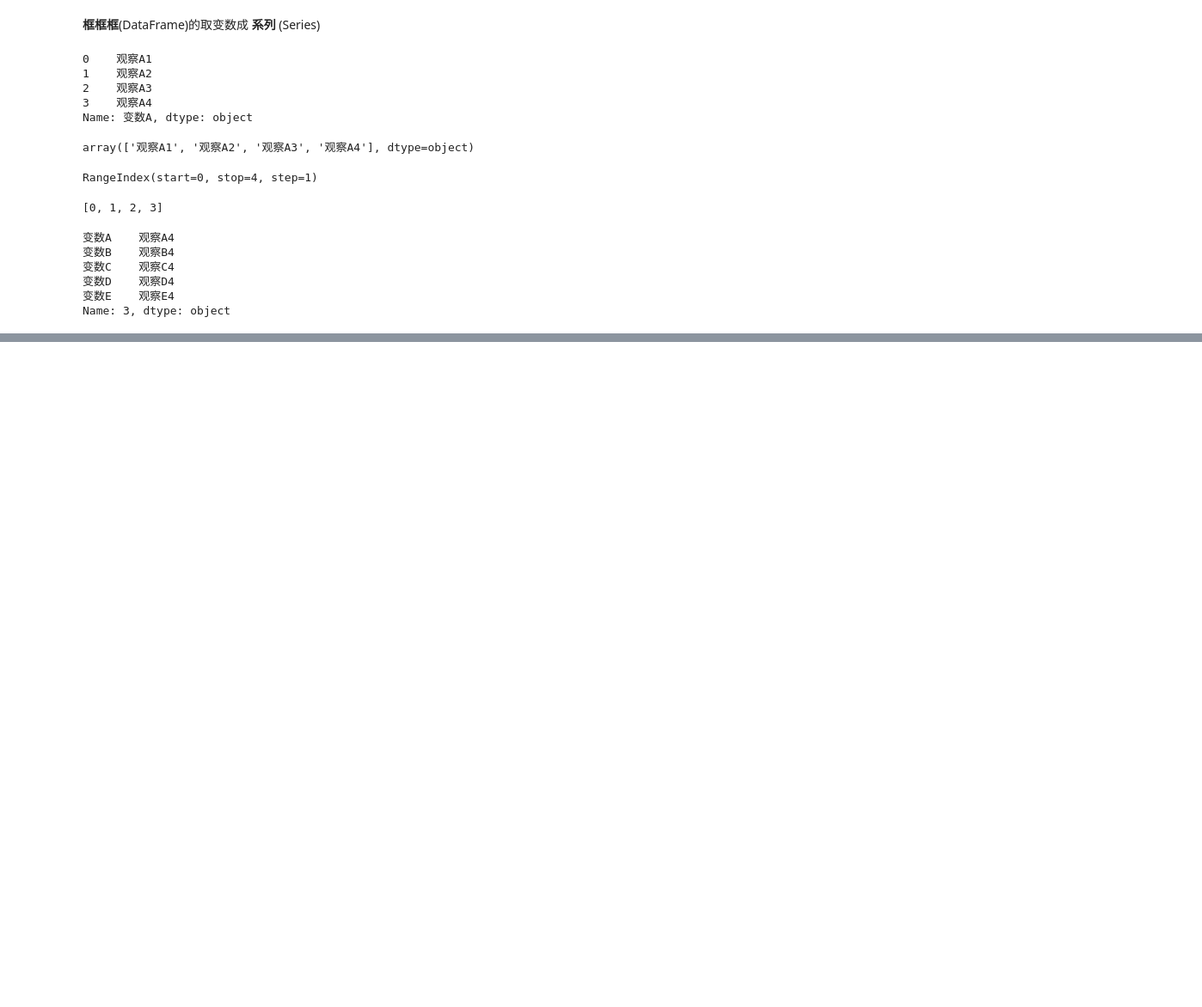
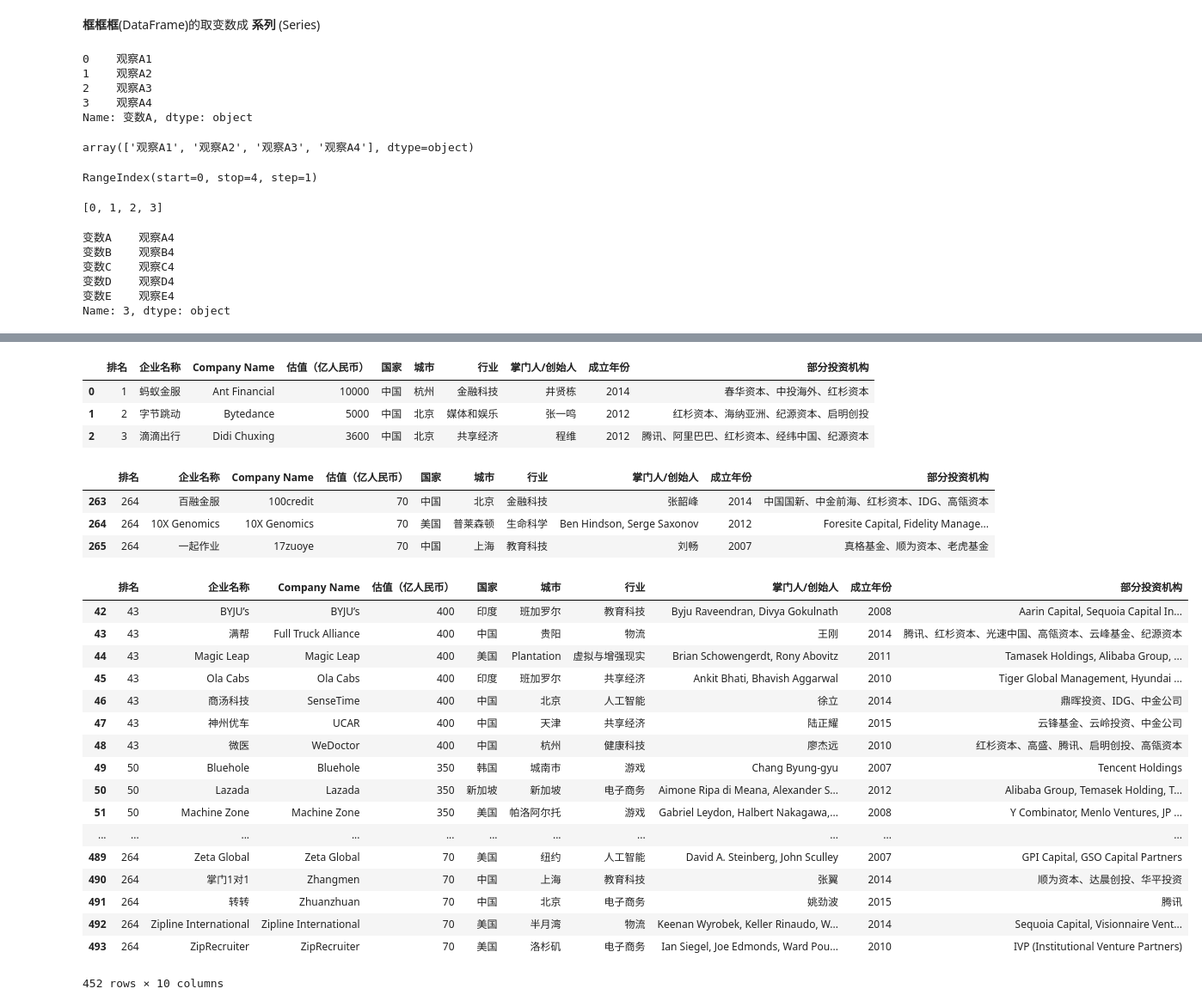
Before and after one commit to fangqiao007/pythonDA, a Jupyter notebook: 学习记录/week02.ipynb, the cells around one changed output, grey strips where cells are left out. Shown: that part at 86% size. Saved outputs shown, nothing was run; the diff lists cells and outputs as text; code cells hidden in the pictures; blank space fills up the shorter version.

```diff
--- a/学习记录/week02.ipynb
+++ b/学习记录/week02.ipynb
@@ -125,0 +424,35 @@ Name: 3, dtype: object
+# %%
+df.nlargest(3, '估值（亿人民币）')
+# %% [output]
+|  | 排名 | 企业名称 | Company Name | 估值（亿人民币） | 国家 | 城市 | 行业 | 掌门人/创始人 | 成立年份 | 部分投资机构 |
+| 0 | 1 | 蚂蚁金服 | Ant Financial | 10000 | 中国 | 杭州 | 金融科技 | 井贤栋 | 2014 | 春华资本、中投海外、红杉资本 |
+| 1 | 2 | 字节跳动 | Bytedance | 5000 | 中国 | 北京 | 媒体和娱乐 | 张一鸣 | 2012 | 红杉资本、海纳亚洲、纪源资本、启明创投 |
+| 2 | 3 | 滴滴出行 | Didi Chuxing | 3600 | 中国 | 北京 | 共享经济 | 程维 | 2012 | 腾讯、阿里巴巴、红杉资本、经纬中国、纪源资本 |
+# %%
+df.nsmallest(3, '估值（亿人民币）')
+# %% [output]
+|  | 排名 | 企业名称 | Company Name | 估值（亿人民币） | 国家 | 城市 | 行业 | 掌门人/创始人 | 成立年份 | 部分投资机构 |
+| 263 | 264 | 百融金服 | 100credit | 70 | 中国 | 北京 | 金融科技 | 张韶峰 | 2014 | 中国国新、中金前海、红杉资本、IDG、高瓴资本 |
+| 264 | 264 | 10X Genomics | 10X Genomics | 70 | 美国 | 普莱森顿 | 生命科学 | Ben Hindson, Serge Saxonov | 2012 | Foresite Capital, Fidelity Manage... |
+| 265 | 264 | 一起作业 | 17zuoye | 70 | 中国 | 上海 | 教育科技 | 刘畅 | 2007 | 真格基金、顺为资本、老虎基金 |
+# %%
+df[df['估值（亿人民币）']<500]
+# %% [output]
+|  | 排名 | 企业名称 | Company Name | 估值（亿人民币） | 国家 | 城市 | 行业 | 掌门人/创始人 | 成立年份 | 部分投资机构 |
+| 42 | 43 | BYJU’s | BYJU’s | 400 | 印度 | 班加罗尔 | 教育科技 | Byju Raveendran, Divya Gokulnath | 2008 | Aarin Capital, Sequoia Capital In... |
+| 43 | 43 | 满帮 | Full Truck Alliance | 400 | 中国 | 贵阳 | 物流 | 王刚 | 2014 | 腾讯、红杉资本、光速中国、高瓴资本、云峰基金、纪源资本 |
+| 44 | 43 | Magic Leap | Magic Leap | 400 | 美国 | Plantation | 虚拟与增强现实 | Brian Schowengerdt, Rony Abovitz | 2011 | Tamasek Holdings, Alibaba Group, ... |
+| 45 | 43 | Ola Cabs | Ola Cabs | 400 | 印度 | 班加罗尔 | 共享经济 | Ankit Bhati, Bhavish Aggarwal | 2010 | Tiger Global Management, Hyundai ... |
+| 46 | 43 | 商汤科技 | SenseTime | 400 | 中国 | 北京 | 人工智能 | 徐立 | 2014 | 鼎晖投资、IDG、中金公司 |
+| 47 | 43 | 神州优车 | UCAR | 400 | 中国 | 天津 | 共享经济 | 陆正耀 | 2015 | 云锋基金、云岭投资、中金公司 |
+| 48 | 43 | 微医 | WeDoctor | 400 | 中国 | 杭州 | 健康科技 | 廖杰远 | 2010 | 红杉资本、高盛、腾讯、启明创投、高瓴资本 |
+| 49 | 50 | Bluehole | Bluehole | 350 | 韩国 | 城南市 | 游戏 | Chang Byung-gyu | 2007 | Tencent Holdings |
+| 50 | 50 | Lazada | Lazada | 350 | 新加坡 | 新加坡 | 电子商务 | Aimone Ripa di Meana, Alexander S... | 2012 | Alibaba Group, Temasek Holding, T... |
+| 51 | 50 | Machine Zone | Machine Zone | 350 | 美国 | 帕洛阿尔托 | 游戏 | Gabriel Leydon, Halbert Nakagawa,... | 2008 | Y Combinator, Menlo Ventures, JP ... |
+| ... | ... | ... | ... | ... | ... | ... | ... | ... | ... | ... |
+| 489 | 264 | Zeta Global | Zeta Global | 70 | 美国 | 纽约 | 人工智能 | David A. Steinberg, John Sculley | 2007 | GPI Capital, GSO Capital Partners |
+| 490 | 264 | 掌门1对1 | Zhangmen | 70 | 中国 | 上海 | 教育科技 | 张翼 | 2014 | 顺为资本、达晨创投、华平投资 |
+| 491 | 264 | 转转 | Zhuanzhuan | 70 | 中国 | 北京 | 电子商务 | 姚劲波 | 2015 | 腾讯 |
+| 492 | 264 | Zipline International | Zipline International | 70 | 美国 | 半月湾 | 物流 | Keenan Wyrobek, Keller Rinaudo, W... | 2014 | Sequoia Capital, Visionnaire Vent... |
+| 493 | 264 | ZipRecruiter | ZipRecruiter | 70 | 美国 | 洛杉矶 | 电子商务 | Ian Siegel, Joe Edmonds, Ward Pou... | 2010 | IVP (Institutional Venture Partners) |
+452 rows × 10 columns
```
Also changed, not shown: parts of 36 cells of this notebook.
